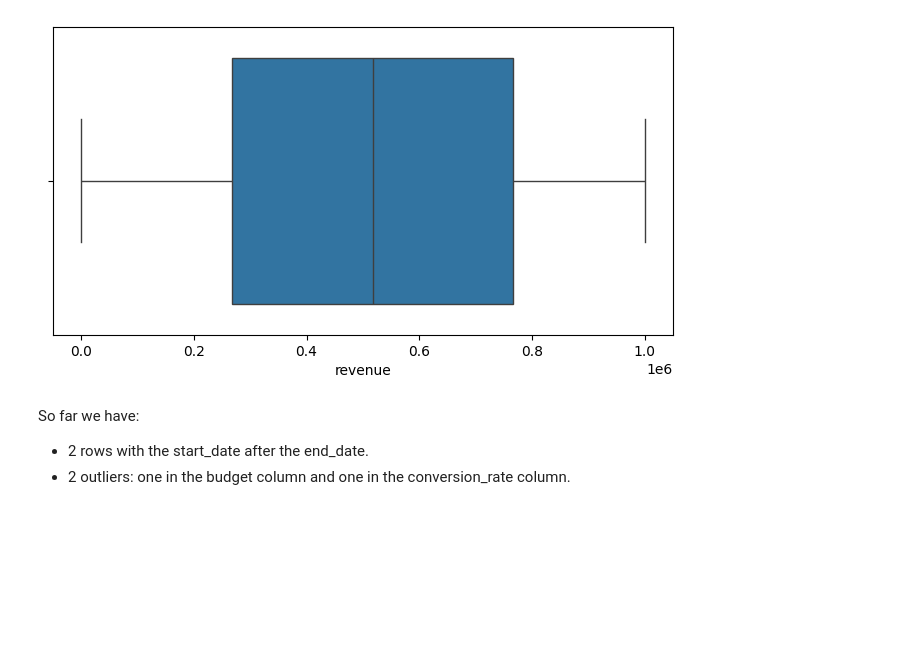
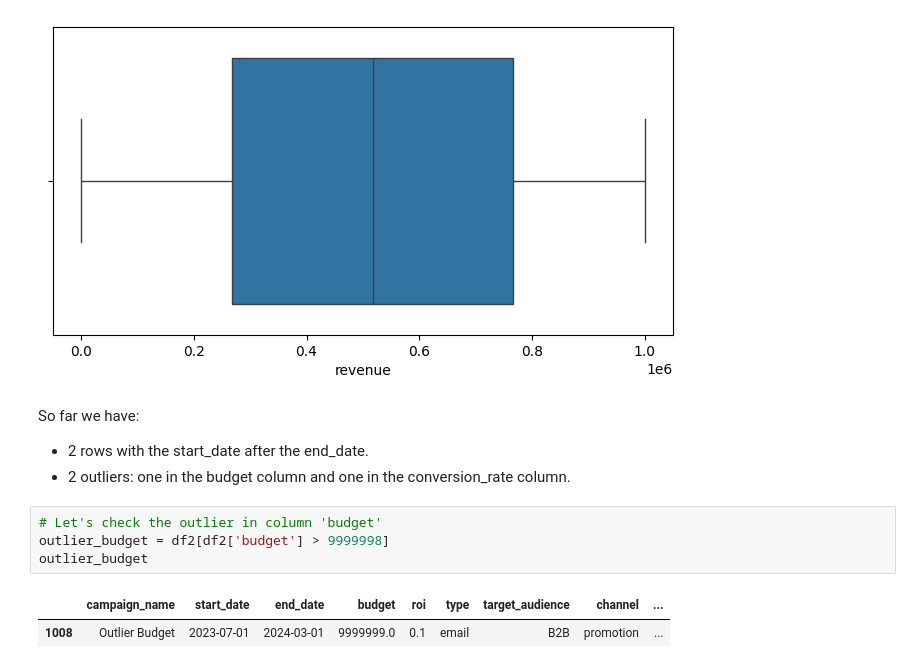
Before and after one commit to Ignacio538/Marketing-Campaings, a Jupyter notebook: Analysis.ipynb, the cells around one changed output. Cells and saved outputs as stored; diff of their text form; blank space fills up the shorter version.

```diff
--- a/Analysis.ipynb
+++ b/Analysis.ipynb
@@ -343,3 +343,10 @@ sns.boxplot(x=df['revenue'])
 So far we have:
 - 2 rows with the start_date after the end_date.
 - 2 outliers: one in the budget column and one in the conversion_rate column.
+# %%
+# Let's check the outlier in column 'budget'
+outlier_budget = df2[df2['budget'] > 9999998]
+outlier_budget
+# %% [output]
+|  | campaign_name | start_date | end_date | budget | roi | type | target_audience | channel | ... |
+| 1008 | Outlier Budget | 2023-07-01 | 2024-03-01 | 9999999.0 | 0.1 | email | B2B | promotion | ... |
```
Also changed, not shown: parts of 2 cells of this notebook.
